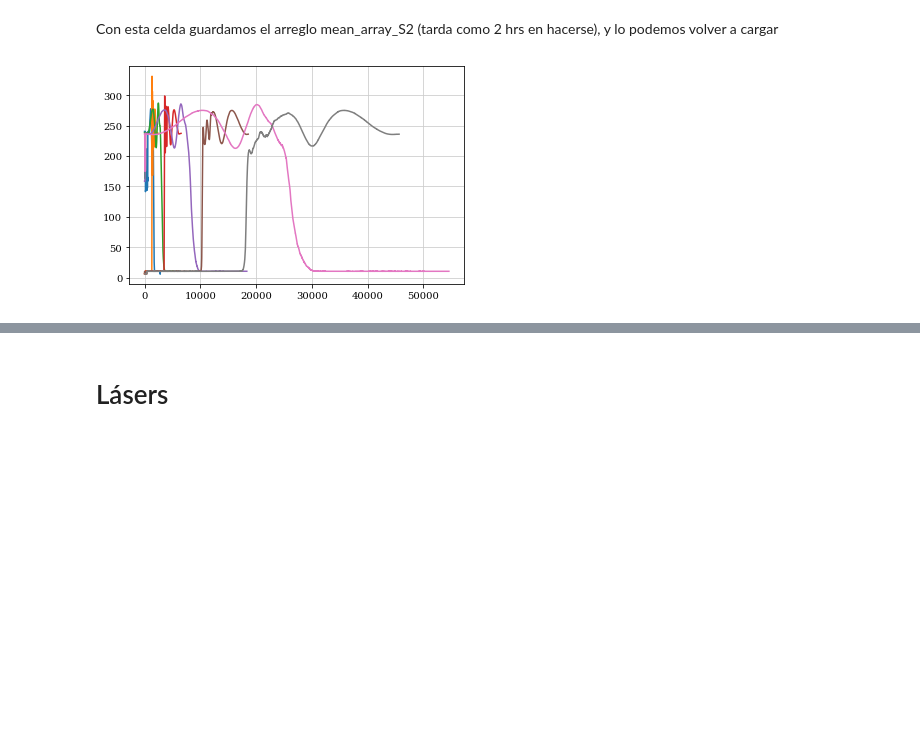
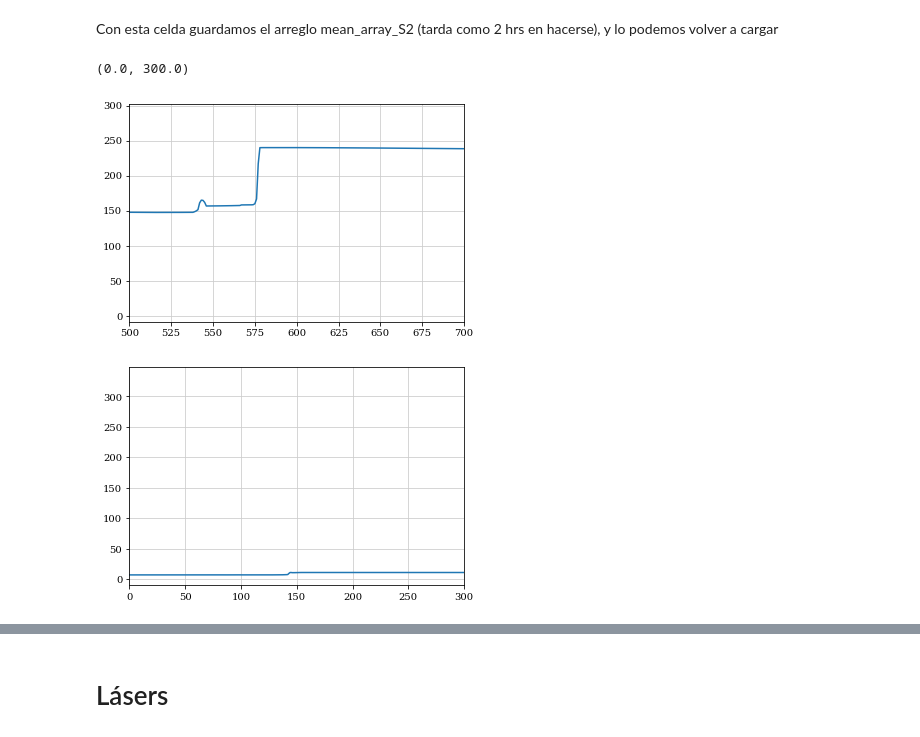
Before and after one commit to Wenupi/analysis-liquid_crystals, a Jupyter notebook: termo.ipynb, the cells around one changed output, grey strips where cells are left out. Saved outputs shown, nothing was run; the diff lists cells and outputs as text; code cells hidden in the pictures; blank space fills up the shorter version.

Commit message:
Plots segunda sesión

```diff
--- a/termo.ipynb
+++ b/termo.ipynb
@@ -233,6 +233,9 @@ fig7.show()
 # %% [markdown]
 Análisis de los videos de la sesión del día viernes 22 de octubre
 # %%
+path = '/Users/javier/Documents/university/6th-semester/'+\
+       'experimental-physic2/optic-lab/video-analysis/videos/'
+
 capDown7 = cv2.VideoCapture(path+'DDLCCMMR_7-001.avi')
 capUp6 = cv2.VideoCapture(path+'DDLCCMMR_6-002.avi')
 
@@ -359,16 +378,31 @@ Con esta celda guardamos el arreglo mean_array_S2 (tarda como 2 hrs en hacerse),
 #np.save('data_session2.npy', mean_array_S2)
 mean_array_S2 = np.load('data_session2.npy')
 # %%
+plt.rcParams['axes.grid'] = True
+plt.rcParams['grid.alpha'] = 1
+plt.rcParams['grid.color'] = "#cccccc"
+plt.rcParams.update({"font.size": 12, "font.family": "serif"})
+
 fps_array_S2 = np.flipud(np.array([np.arange(0, fps_count_array[0][0], 1),
-                         np.arange(0, fps_count_array[0][1], 1),
-                         np.arange(0, fps_count_array[1][0], 1),
-                         np.arange(0, fps_count_array[1][1], 1),
-                         np.arange(0, fps_count_array[2][0], 1),
-                         np.arange(0, fps_count_array[2][1], 1),
-                         np.arange(0, fps_count_array[3][0], 1),
-                         np.arange(0, fps_count_array[3][1], 1)]))
+                                   np.arange(0, fps_count_array[0][1], 1),
+                                   np.arange(0, fps_count_array[1][0], 1),
+                                   np.arange(0, fps_count_array[1][1], 1),
+                                   np.arange(0, fps_count_array[2][0], 1),
+                                   np.arange(0, fps_count_array[2][1], 1),
+                                   np.arange(0, fps_count_array[3][0], 1),
+                                   np.arange(0, fps_count_array[3][1], 1)]))
 
-for j in range(0, 8, 1):
-    plt.plot(fps_array_S2[j], mean_array_S2[j][:len(fps_array_S2[j])])
+#for j in range(0, 8, 1):
+#    plt.plot(fps_array_S2[j], mean_array_S2[j][:len(fps_array_S2[j])])
-# %% [output]
-[figure, removed]
+# %%
+plt.figure()
+plt.plot(fps_array_S2[0], mean_array_S2[0][:len(fps_array_S2[0])])
+plt.xlim(500,700)
+
+plt.figure()
+plt.plot(fps_array_S2[1], mean_array_S2[1][:len(fps_array_S2[1])])
+plt.xlim(0,300)
+# %% [output]
+(0.0, 300.0)
+[figure, added]
+[figure, added]
```
Also changed, not shown: parts of 10 cells of this notebook, 8 other files.
